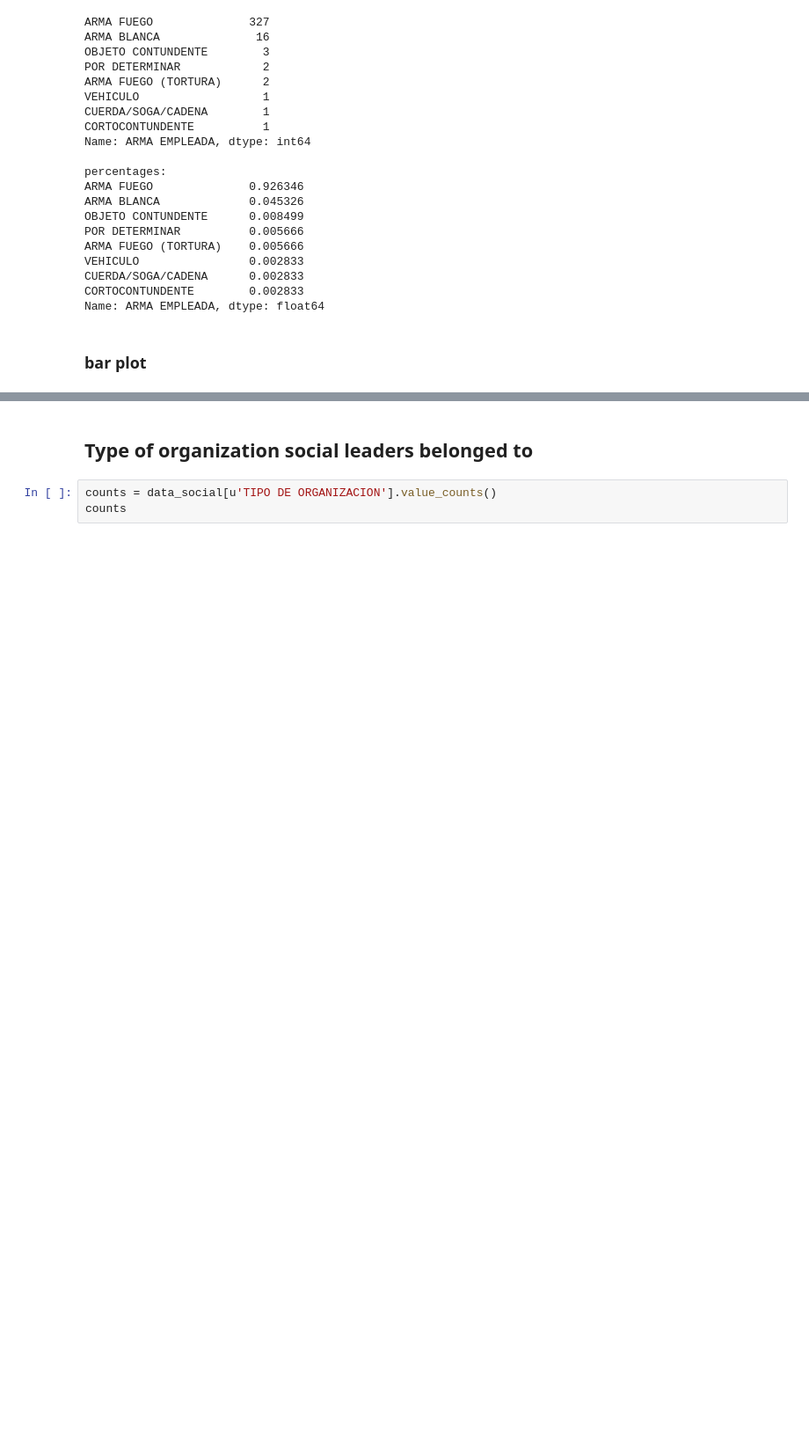
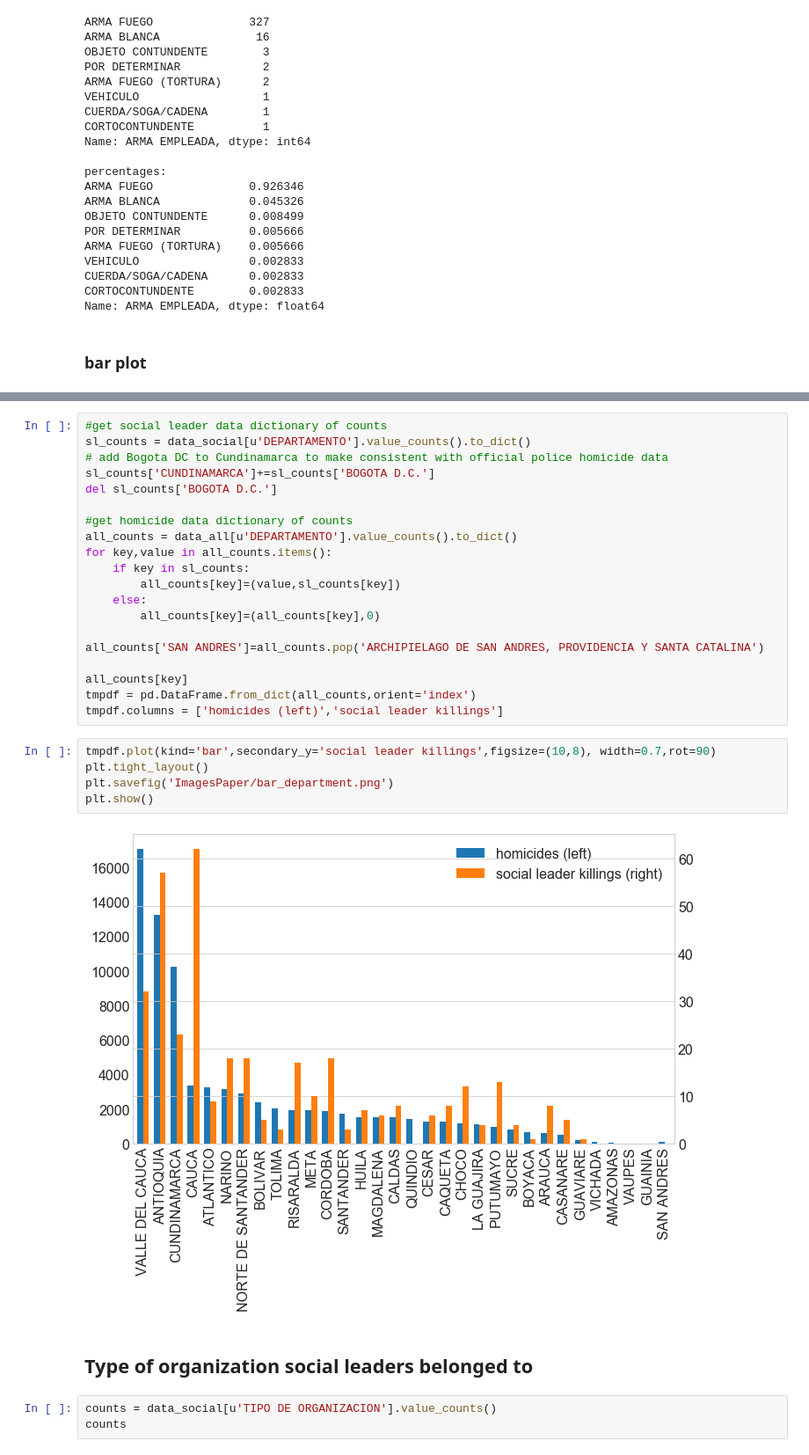
Before and after one commit to benbo/SocialLeaders, a Jupyter notebook: Plots_paper.ipynb, the cells around one changed output, grey strips where cells are left out. Shown at 88% size. Saved outputs shown, nothing was run; the diff lists cells and outputs as text; blank space fills up the shorter version.

```diff
--- a/Plots_paper.ipynb
+++ b/Plots_paper.ipynb
@@ -215,3 +216,30 @@ plt.show()
+# %%
+#get social leader data dictionary of counts
+sl_counts = data_social[u'DEPARTAMENTO'].value_counts().to_dict()
+# add Bogota DC to Cundinamarca to make consistent with official police homicide data
+sl_counts['CUNDINAMARCA']+=sl_counts['BOGOTA D.C.']
+del sl_counts['BOGOTA D.C.']
+
+#get homicide data dictionary of counts
+all_counts = data_all[u'DEPARTAMENTO'].value_counts().to_dict()
+for key,value in all_counts.items():
+    if key in sl_counts:
+        all_counts[key]=(value,sl_counts[key])
+    else:
+        all_counts[key]=(all_counts[key],0)
+
+all_counts['SAN ANDRES']=all_counts.pop('ARCHIPIELAGO DE SAN ANDRES, PROVIDENCIA Y SANTA CATALINA')
+
+all_counts[key]
+tmpdf = pd.DataFrame.from_dict(all_counts,orient='index')
+tmpdf.columns = ['homicides (left)','social leader killings']
+# %%
+tmpdf.plot(kind='bar',secondary_y='social leader killings',figsize=(10,8), width=0.7,rot=90)
+plt.tight_layout()
+plt.savefig('ImagesPaper/bar_department.png')
+plt.show()
+# %% [output]
+[figure, added]
 # %% [markdown]
 ## Type of organization social leaders belonged to
 # %%
```
Also changed, not shown: parts of 126 cells of this notebook, 1 other file.
